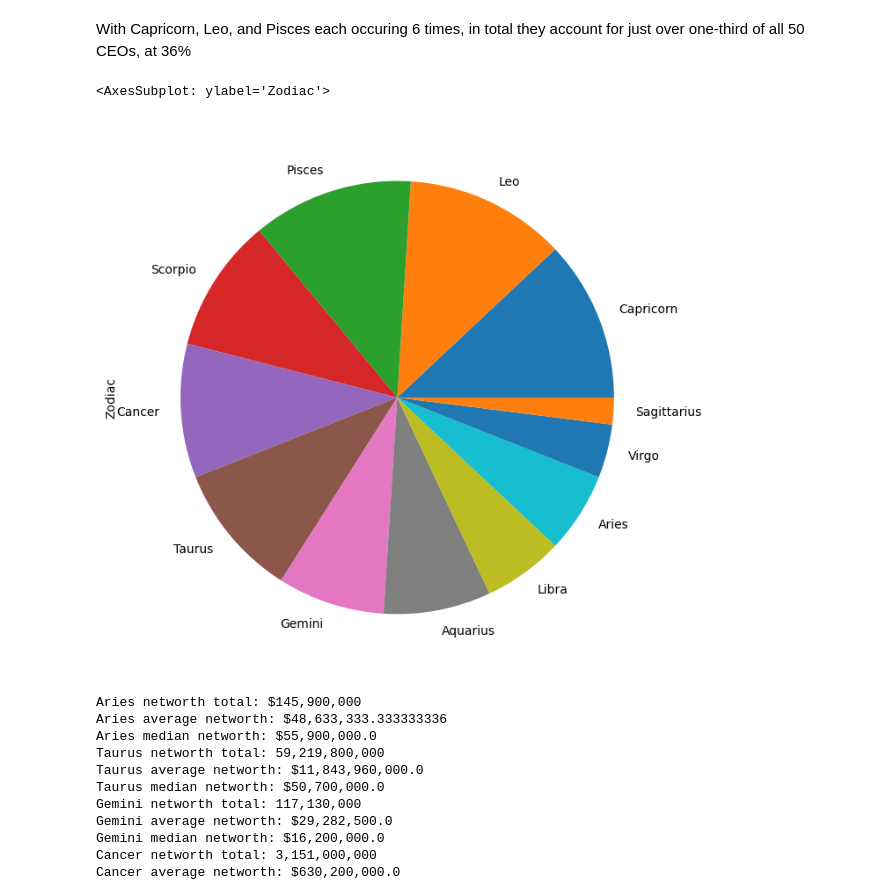
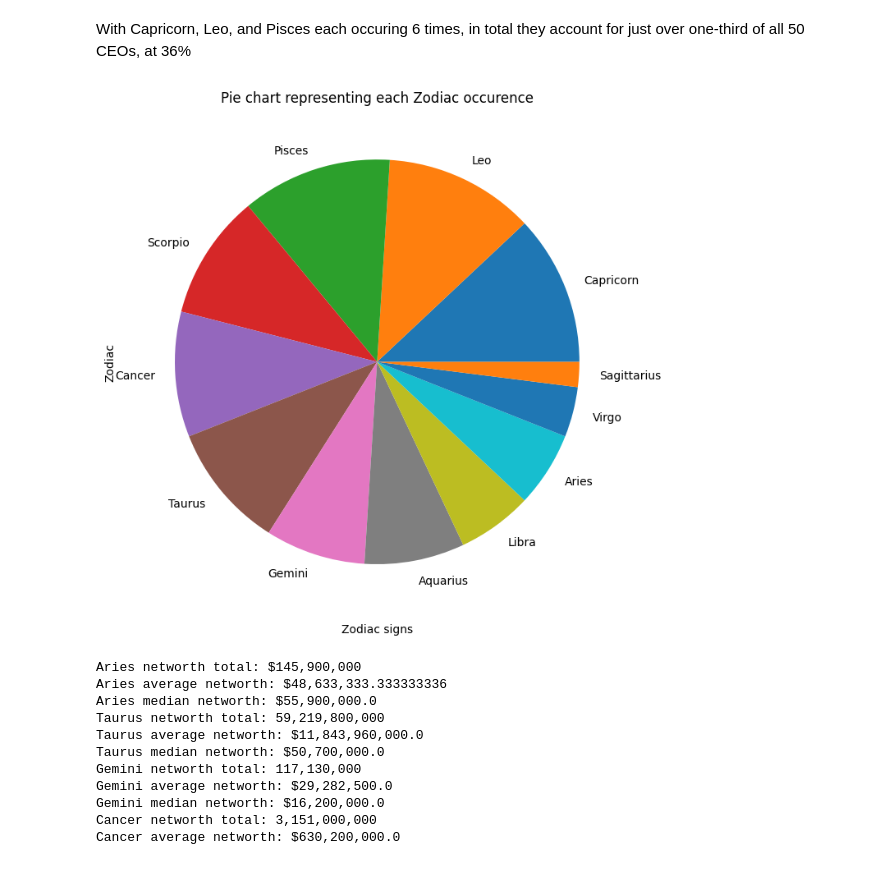
Before and after one commit to Jus1nM/Code-Louisville_Project, a Jupyter notebook: projects/CodeLouisville/Project/CL_Project.ipynb, the cells around one changed output. Drawn from its saved outputs; the diff is of its cells as text; code cells hidden in the pictures.

```diff
--- a/projects/CodeLouisville/Project/CL_Project.ipynb
+++ b/projects/CodeLouisville/Project/CL_Project.ipynb
@@ -103,10 +100,11 @@ Capricorns make up  12.0%
 With Capricorn, Leo, and Pisces each occuring 6 times, in total they account for just over one-third of all 50 CEOs, at 36%
 # %%
 #Piechart showing breakdown of each sign
-df['Zodiac'].value_counts().plot(kind='pie', figsize=(8,8))
+df['Zodiac'].value_counts().plot(kind='pie', figsize=(8,8));
+plt.xlabel("Zodiac signs");
+plt.title("Pie chart representing each Zodiac occurence");
 # %% [output]
-<AxesSubplot: ylabel='Zodiac'>
-[figure, old version]
+[figure, new version]
 # %%
 data = pd.read_csv('Fortune50.csv')
 
```
Also changed, not shown: parts of 20 cells of this notebook.
